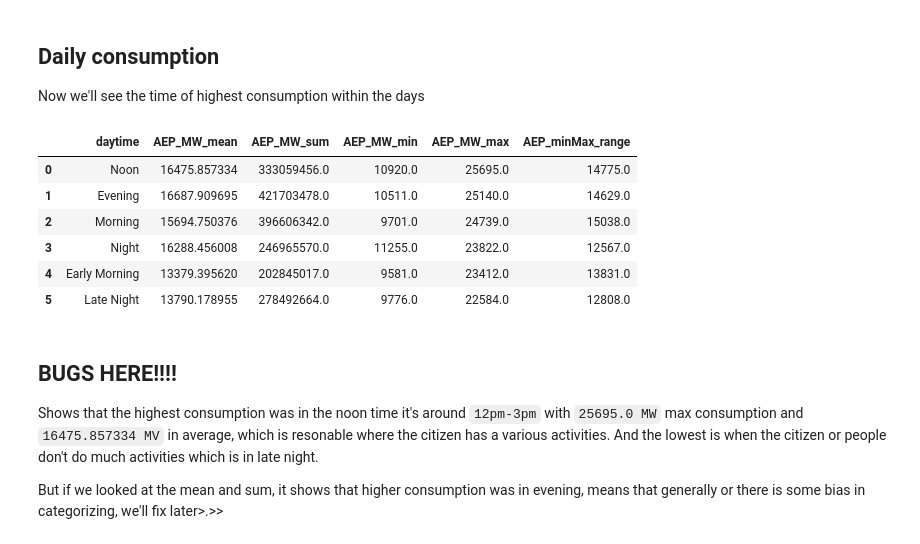
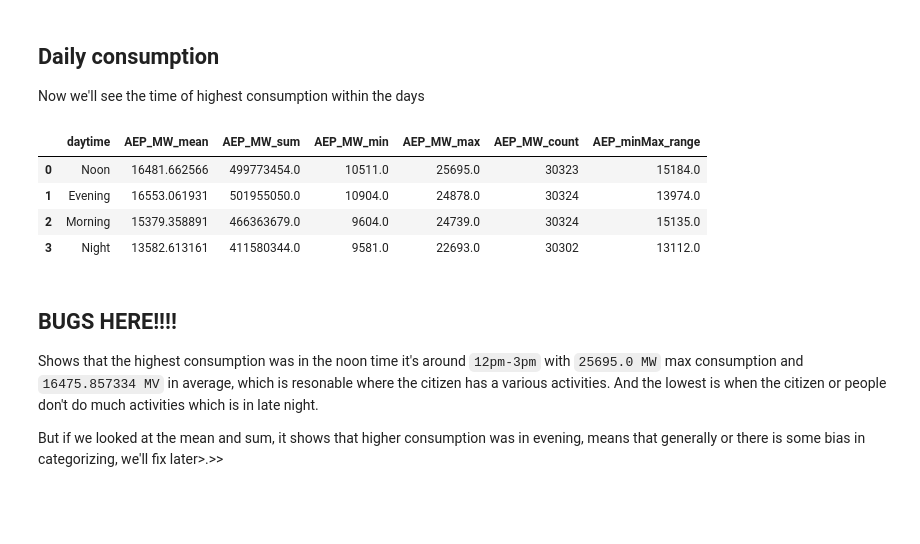
Before and after one commit to sayid-alt/AEP-Hourly-Energy-Consumption-Prediction, a Jupyter notebook: Analysis.ipynb, the cells around one changed output. Cells and saved outputs as stored; diff of their text form; code cells hidden in the pictures; blank space fills up the shorter version.

Commit message:
Change range time classification

```diff
--- a/Analysis.ipynb
+++ b/Analysis.ipynb
@@ -346,9 +346,16 @@ AEP_hourly['quartiles'] = pd.cut(AEP_hourly['month_num'], bins=[AEP_hourly['mont
 AEP_hourly['day'] = pd.to_datetime(AEP_hourly['Datetime']).dt.day
 
 # column for hour
+# Create a new column for the hour
 AEP_hourly['hour'] = pd.to_datetime(AEP_hourly['Datetime']).dt.hour
-daytimes = ['Late Night', 'Early Morning', 'Morning', 'Noon', 'Evening', 'Night']
-AEP_hourly['daytime'] = pd.cut(AEP_hourly['hour'], bins=[-1, 3, 6, 11, 15, 20, 24], labels=daytimes, include_lowest=True)
+# Define the daytime categories and ensure they are evenly distributed over 24 hours
+daytimes = ['Night', 'Morning', 'Noon', 'Evening']
+# Use pd.cut to categorize the hours evenly (each category spans 6 hours)
+AEP_hourly['daytime'] = pd.cut(AEP_hourly['hour'],
+                               bins=[0, 6, 12, 18, 24],
+                               labels=daytimes,
+                               right=False,  # Exclude right edge of the interval
+                               include_lowest=True)  # Include hour=0 in the first bin
 # %%
 AEP_hourly.head(10)
 # %% [output]
@@ -385,21 +392,19 @@ timedelta: 14 years
 Now we'll see the time of highest consumption within the days
 # %%
 AEP_daily = AEP_hourly.groupby(['daytime']).agg({
-  'AEP_MW': ['mean', 'sum', 'min', 'max', lambda x: x.max() - x.min()]
+  'AEP_MW': ['mean', 'sum', 'min', 'max','count', lambda x: x.max() - x.min()]
 }).sort_values(by=('AEP_MW', 'max'), ascending=False)
 
 AEP_daily.columns = ['_'.join(col).strip() for col in AEP_daily.columns.values]
 AEP_daily.columns.values[-1] = 'AEP_minMax_range'
 AEP_daily.reset_index(inplace=True)
 AEP_daily
 # %% [output]
-|  | daytime | AEP_MW_mean | AEP_MW_sum | AEP_MW_min | AEP_MW_max | AEP_minMax_range |
-| 0 | Noon | 16475.857334 | 333059456.0 | 10920.0 | 25695.0 | 14775.0 |
-| 1 | Evening | 16687.909695 | 421703478.0 | 10511.0 | 25140.0 | 14629.0 |
-| 2 | Morning | 15694.750376 | 396606342.0 | 9701.0 | 24739.0 | 15038.0 |
-| 3 | Night | 16288.456008 | 246965570.0 | 11255.0 | 23822.0 | 12567.0 |
-| 4 | Early Morning | 13379.395620 | 202845017.0 | 9581.0 | 23412.0 | 13831.0 |
-| 5 | Late Night | 13790.178955 | 278492664.0 | 9776.0 | 22584.0 | 12808.0 |
+|  | daytime | AEP_MW_mean | AEP_MW_sum | AEP_MW_min | AEP_MW_max | AEP_MW_count | AEP_minMax_range |
+| 0 | Noon | 16481.662566 | 499773454.0 | 10511.0 | 25695.0 | 30323 | 15184.0 |
+| 1 | Evening | 16553.061931 | 501955050.0 | 10904.0 | 24878.0 | 30324 | 13974.0 |
+| 2 | Morning | 15379.358891 | 466363679.0 | 9604.0 | 24739.0 | 30324 | 15135.0 |
+| 3 | Night | 13582.613161 | 411580344.0 | 9581.0 | 22693.0 | 30302 | 13112.0 |
 # %% [markdown]
 ## BUGS HERE!!!!
 Shows that the highest consumption was in the noon time it's around `12pm-3pm` with `25695.0 MW` max consumption and `16475.857334 MV` in average, which is resonable where the citizen has a various activities. And the lowest is when the citizen or people don't do much activities which is in late night.
```
Also changed, not shown: parts of 1 cell of this notebook.
